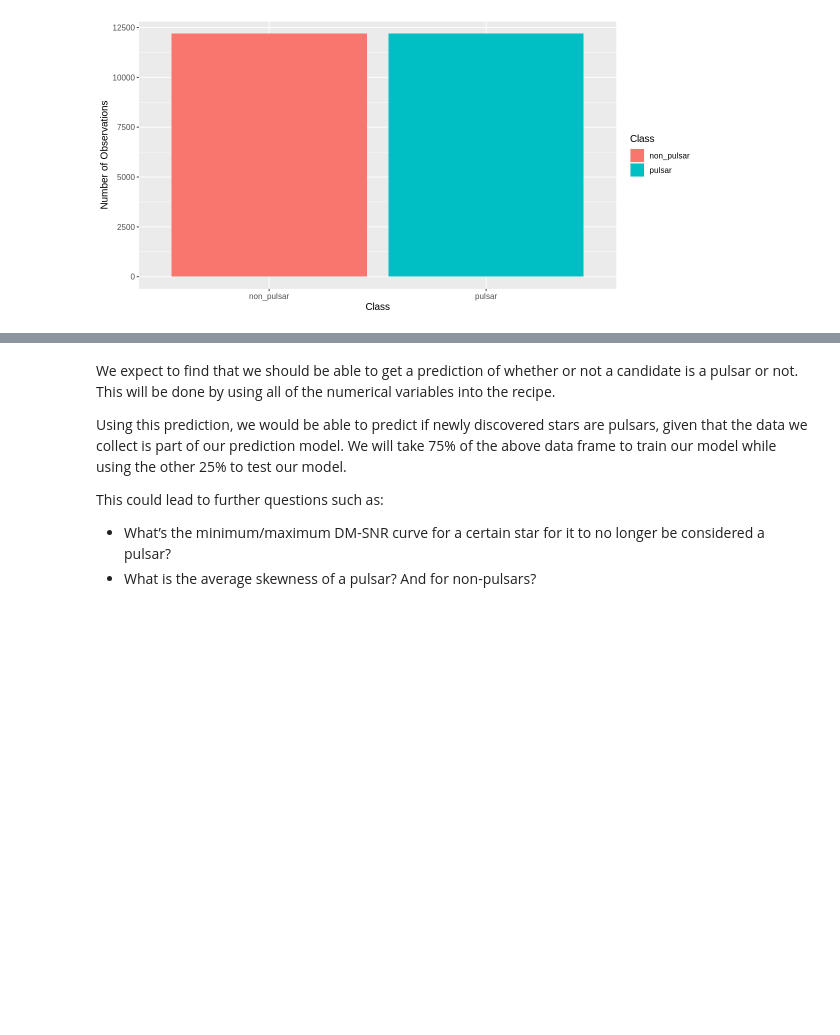
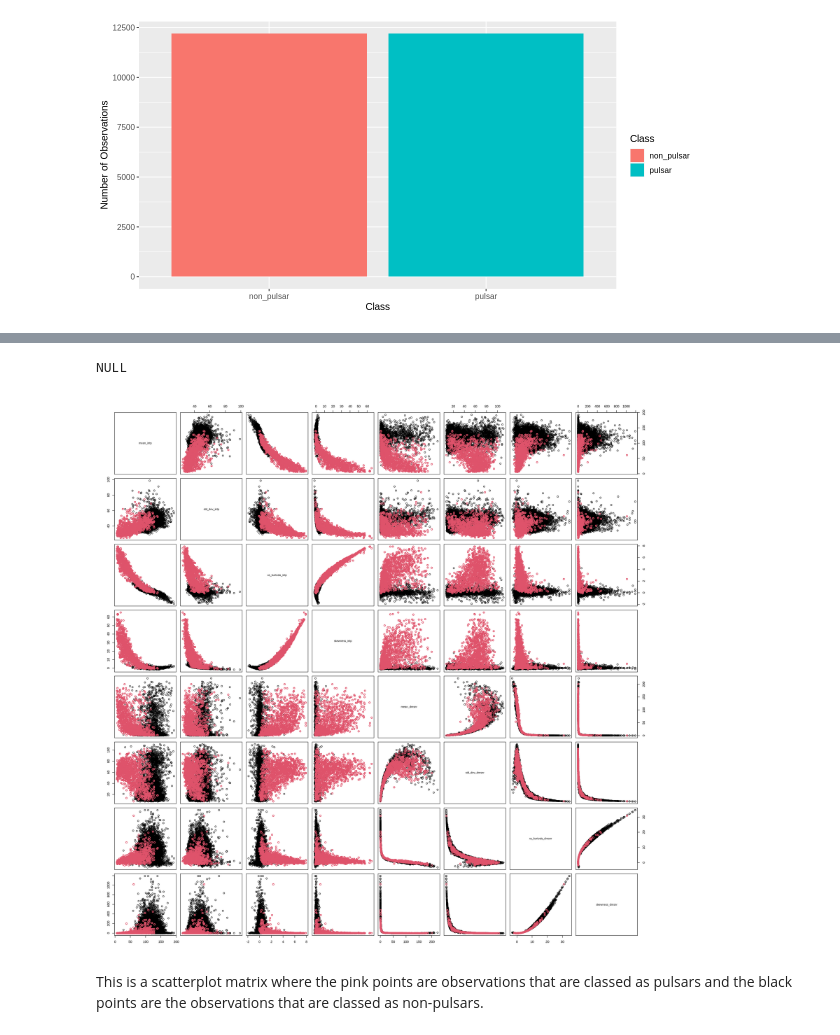
Before and after one commit to IDEKENTERPRISES/dsci-pulsar, a Jupyter notebook: proposal.ipynb, the cells around one changed output, grey strips where cells are left out. Drawn from its saved outputs; the diff is of its cells as text; code cells hidden in the pictures; blank space fills up the shorter version.

```diff
--- a/proposal.ipynb
+++ b/proposal.ipynb
@@ -149,9 +138,12 @@ A tibble: 2 × 2
-# %% [markdown]
-We expect to find that we should be able to get a prediction of whether or not a candidate is a pulsar or not. This will be done by using all of the numerical variables into the recipe.
-
-Using this prediction, we would be able to predict if newly discovered stars are pulsars, given that the data we collect is part of our prediction model. We will take 75% of the above data frame to train our model while using the other 25% to test our model.
-
-This could lead to further questions such as:
-
-- What’s the minimum/maximum DM-SNR curve for a certain star for it to no longer be considered a pulsar?
-- What is the average skewness of a pulsar? And for non-pulsars?
+# %%
+#creating a scatterplot matrix
+options(repr.plot.width = 18, repr.plot.height = 18)
+
+
+pulsar_scatter_matrix <- pairs(upsampled_pulsar[2:9], col = upsampled_pulsar$class)
+pulsar_scatter_matrix
+# %% [output]
+NULL
+[figure, added]
+# %% [markdown]
+This is a scatterplot matrix where the pink points are observations that are classed as pulsars and the black points are the observations that are classed as non-pulsars.
```
Also changed, not shown: parts of 4 cells of this notebook.
